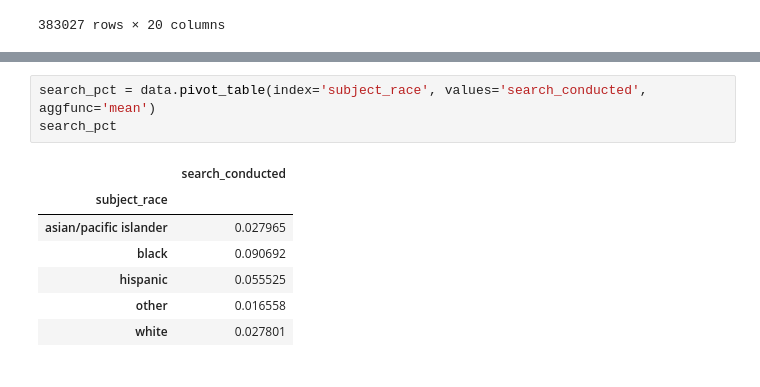
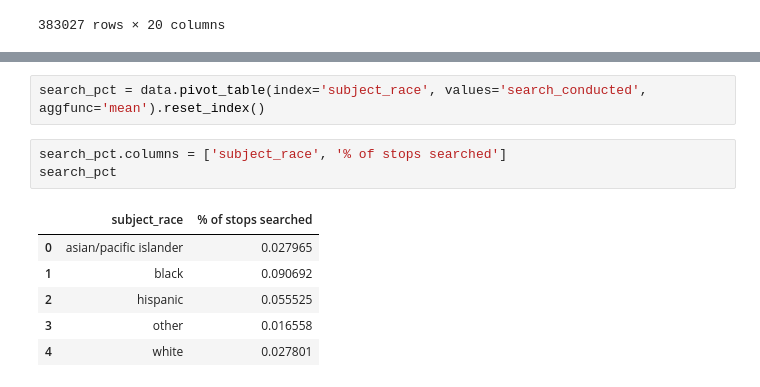
Before and after one commit to j1u/dsc167paper1, a Jupyter notebook: parity.ipynb, the cells around one changed output, grey strips where cells are left out. Drawn from its saved outputs; the diff is of its cells as text.

```diff
--- a/parity.ipynb
+++ b/parity.ipynb
@@ -51,13 +39,14 @@ dtype: float64
 # %%
-search_pct = data.pivot_table(index='subject_race', values='search_conducted', aggfunc='mean')
-search_pct
+search_pct = data.pivot_table(index='subject_race', values='search_conducted', aggfunc='mean').reset_index()
-# %% [output]
-|  | search_conducted |
-| subject_race |  |
-| asian/pacific islander | 0.027965 |
-| black | 0.090692 |
-| hispanic | 0.055525 |
-| other | 0.016558 |
-| white | 0.027801 |
+# %%
+search_pct.columns = ['subject_race', '% of stops searched']
+search_pct
+# %% [output]
+|  | subject_race | % of stops searched |
+| 0 | asian/pacific islander | 0.027965 |
+| 1 | black | 0.090692 |
+| 2 | hispanic | 0.055525 |
+| 3 | other | 0.016558 |
+| 4 | white | 0.027801 |
 # %%
 fig, ax = plt.subplots(1, 2, figsize=(15, 10))
```
Also changed, not shown: parts of 22 cells of this notebook.
